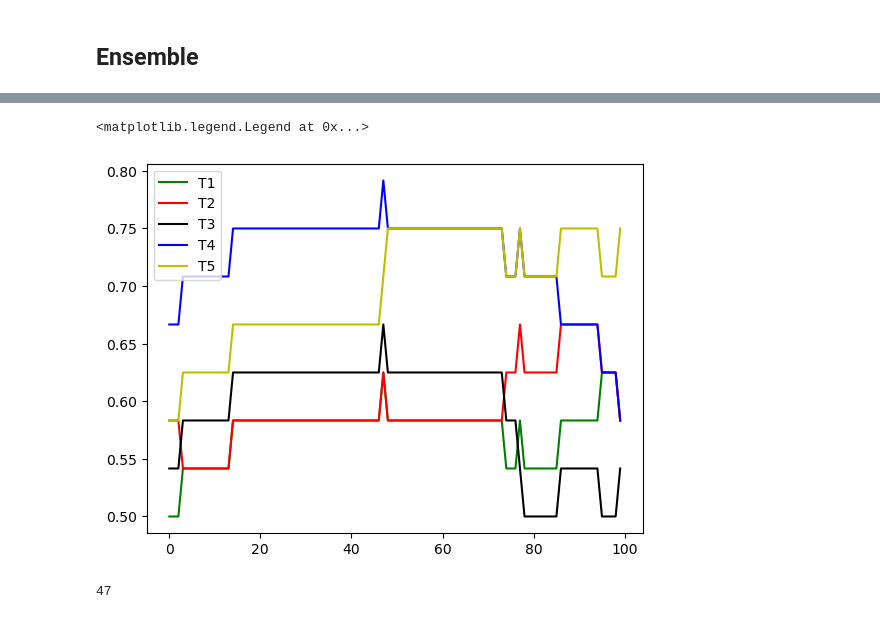
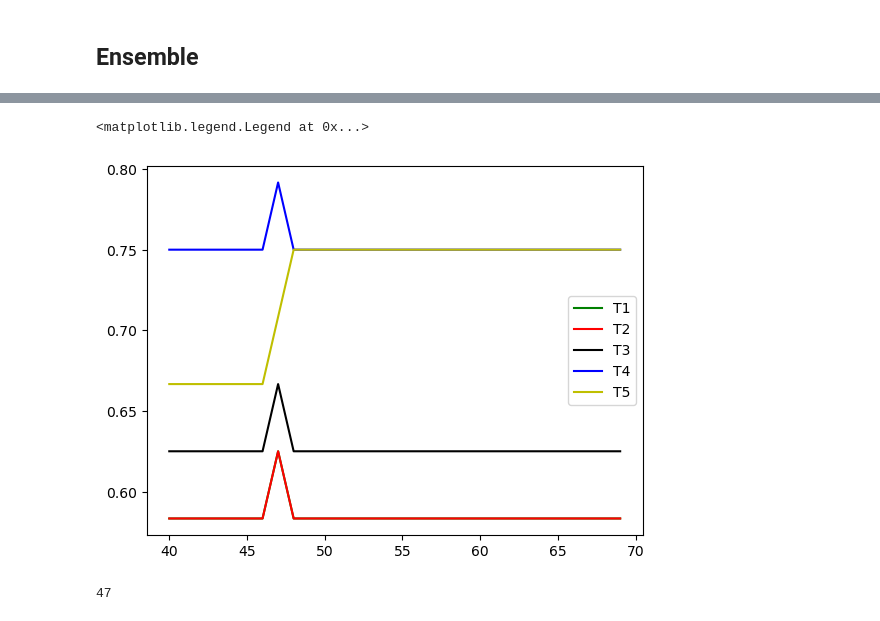
Before and after one commit to cmj-dev/ssuMlAssignment1, a Jupyter notebook: train.ipynb, the cells around one changed output, grey strips where cells are left out. Saved outputs shown, nothing was run; the diff lists cells and outputs as text; code cells hidden in the pictures.

```diff
--- a/train.ipynb
+++ b/train.ipynb
@@ -38,6 +38,7 @@ YTrainT5 = questionQualityTrain.loc[:,['T5']]
 YTrain = pd.DataFrame(questionQualityTrain.loc[:,['T1','T2','T3','T4','T5']].mean(axis=1),index=questionQualityTrain.index,columns=['meanScore'])
 #Train = questionQualityTrain.loc[:,['AnswerRate','SelectionStd','Entropy','TokenLength','T1','T2','T3','T4','T5']]
 XTest = questionQualityTest.loc[:,['TextLength','WordCount','AvgWordLength','AnswerRate','Entropy']]
+TrainQnum = questionQualityTrain.loc[:,['qNum']]
 TestQnum = questionQualityTest.loc[:,['qNum']]
 # %%
 XTrain.corr()
@@ -51,3 +54,9 @@ XTrain.corr()
+# %%
+qualityResponsePublic = pd.read_csv('./data/test_data/quality_response_remapped_public.csv')
+del qualityResponsePublic['Unnamed: 0.1']
+del qualityResponsePublic['Unnamed: 0']
+qualityResponsePublic = qualityResponsePublic.astype('Int64')
+qualityResponsePublic = qualityResponsePublic.dropna()
 # %% [markdown]
 ## Test Data
 # %%
@@ -108,0 +136,16 @@ Generalized Linear Model Regression Results
+# %%
+YhatE = modelE_fit.predict(XTrain)
+trainScoreDfE = TrainQnum.join(pd.DataFrame(YhatE, columns=['score']))
+trainScoreDfE = trainScoreDfE.set_index('qNum')
+pred = []
+for i, row in qualityResponsePublic.iterrows():
+    left, right = row['left'], row['right']
+    valueL, valueR = trainScoreDfE.loc[left,'score'], trainScoreDfE.loc[right,'score']
+    pred.append(1 if valueL > valueR else 2)
+accResult = (np.mean(pred == qualityResponsePublic['T1_ALR']),
+                np.mean(pred == qualityResponsePublic['T2_CL']),
+                np.mean(pred == qualityResponsePublic['T3_GF']),
+                np.mean(pred == qualityResponsePublic['T4_MQ']),
+                np.mean(pred == qualityResponsePublic['T5_NS']))
+print(accResult)
+maxTrainScoreE = max(accResult)
@@ -111,34 +189,35 @@ Generalized Linear Model Regression Results
 # %%
 YhatOCR = modelOCR_fit.predict(XTest)
 testScoreDfOCR = TestQnum.join(pd.DataFrame(YhatOCR, columns=['score']))
 testScoreDfOCR = testScoreDfOCR.set_index('qNum')
 YhatE = modelE_fit.predict(XTest)
 testScoreDfE = TestQnum.join(pd.DataFrame(YhatE, columns=['score']))
 testScoreDfE = testScoreDfE.set_index('qNum')
 results = []
-for i in range(100):
-    ensemble = i/100
+range = np.arange(40,70)
+for i in range:
+    ensembleRate = i/100
     pred = []
     for i, row in qualityResponsePrivate.iterrows():
         left, right = row['left'], row['right']
         valueLOCR, valueROCR = testScoreDfOCR.loc[left,'score'], testScoreDfOCR.loc[right,'score']
         valueLE, valueRE = testScoreDfE.loc[left,'score'], testScoreDfE.loc[right,'score']
-        valueL, valueR = ensemble*valueLOCR + (1-ensemble)*valueLE, ensemble*valueROCR + (1-ensemble)*valueRE
+        valueL, valueR = ensembleRate*valueLOCR + (1-ensembleRate)*valueLE, ensembleRate*valueROCR + (1-ensembleRate)*valueRE
         pred.append(1 if valueL > valueR else 2)
     accResult = (np.mean(pred == qualityResponsePrivate['T1_ALR']),
                  np.mean(pred == qualityResponsePrivate['T2_CL']),
                  np.mean(pred == qualityResponsePrivate['T3_GF']),
                  np.mean(pred == qualityResponsePrivate['T4_MQ']),
                  np.mean(pred == qualityResponsePrivate['T5_NS']))
     results.append(accResult)
 arrResult = np.array(results)
-plt.plot(range(100), arrResult[:,0], 'g', label='T1')
-plt.plot(range(100), arrResult[:,1], 'r', label='T2')
-plt.plot(range(100), arrResult[:,2], 'black', label='T3')
-plt.plot(range(100), arrResult[:,3], 'b', label='T4')
-plt.plot(range(100), arrResult[:,4], 'y', label='T5')
+plt.plot(range, arrResult[:,0], 'g', label='T1')
+plt.plot(range, arrResult[:,1], 'r', label='T2')
+plt.plot(range, arrResult[:,2], 'black', label='T3')
+plt.plot(range, arrResult[:,3], 'b', label='T4')
+plt.plot(range, arrResult[:,4], 'y', label='T5')
 plt.legend()
 # %% [output]
 <matplotlib.legend.Legend at 0x...>
-[figure, old version]
+[figure, new version]
 # %%
```
Also changed, not shown: parts of 10 cells of this notebook, 4 other files.
